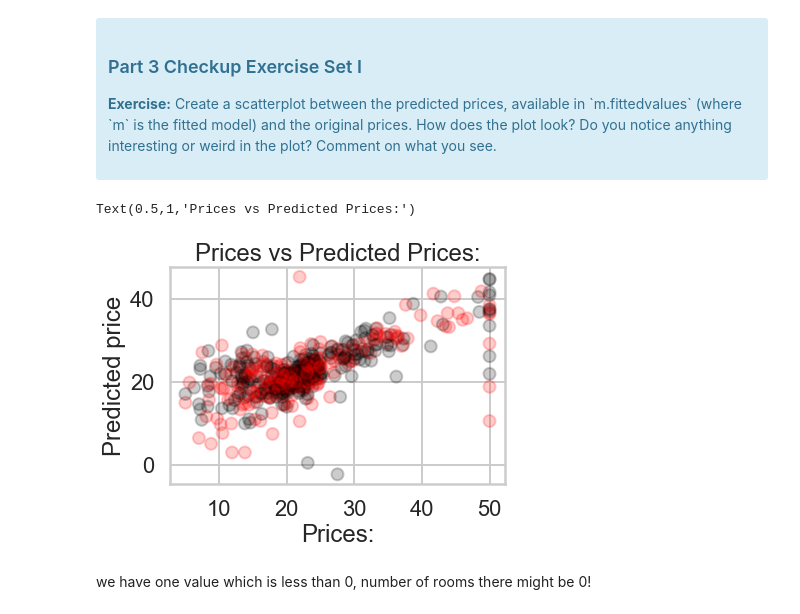
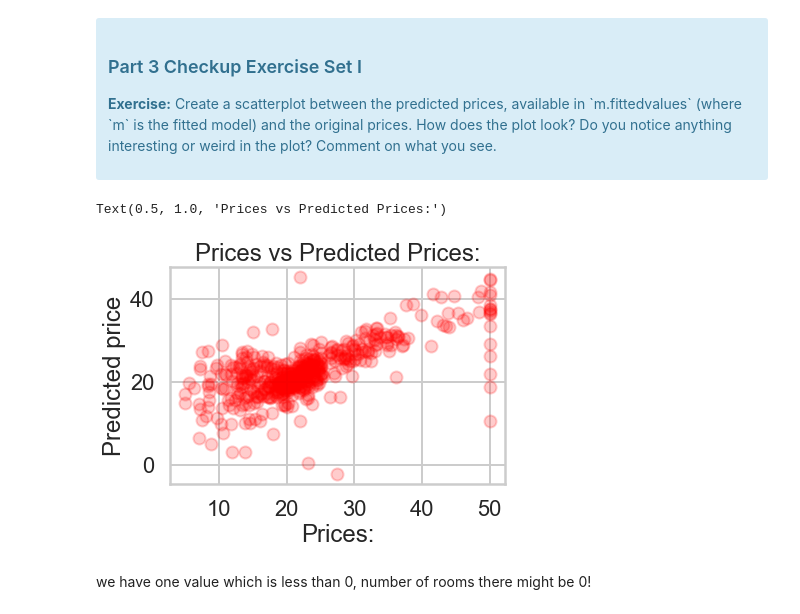
Before and after one commit to vikramlucky/Springboard, a Jupyter notebook: Mini_Projects/linear_regression/Mini_Project_Linear_Regression.ipynb, the cells around one changed output. Saved outputs shown, nothing was run; the diff lists cells and outputs as text; code cells hidden in the pictures.

```diff
--- a/Mini_Projects/linear_regression/Mini_Project_Linear_Regression.ipynb
+++ b/Mini_Projects/linear_regression/Mini_Project_Linear_Regression.ipynb
@@ -446,13 +456,13 @@ Let's see how our model actually fit our data. We can see below that there is a
 </div>
 # %%
 # your turn
-plt.scatter(bos['PRICE'], m.fittedvalues, color = ['red', 'black'], alpha=0.2)
+plt.scatter(bos['PRICE'], m.fittedvalues, color = ['red'], alpha=0.2)
 plt.xlabel("Prices:")
 plt.ylabel("Predicted price")
 plt.title("Prices vs Predicted Prices:")
 # %% [output]
-Text(0.5,1,'Prices vs Predicted Prices:')
+Text(0.5, 1.0, 'Prices vs Predicted Prices:')
-[figure, old version]
+[figure, new version]
 # %% [markdown]
 we have one value which is less than 0, number of rooms there might be 0!
 # %% [markdown]
```
Also changed, not shown: parts of 52 cells of this notebook, 4 other files.
